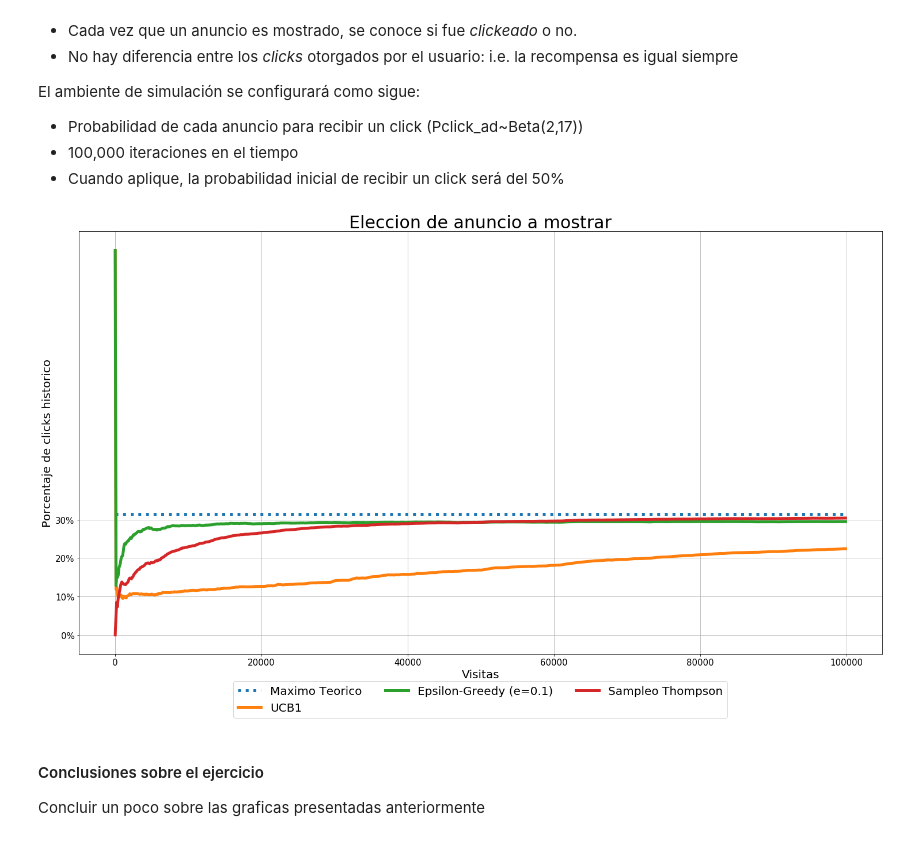
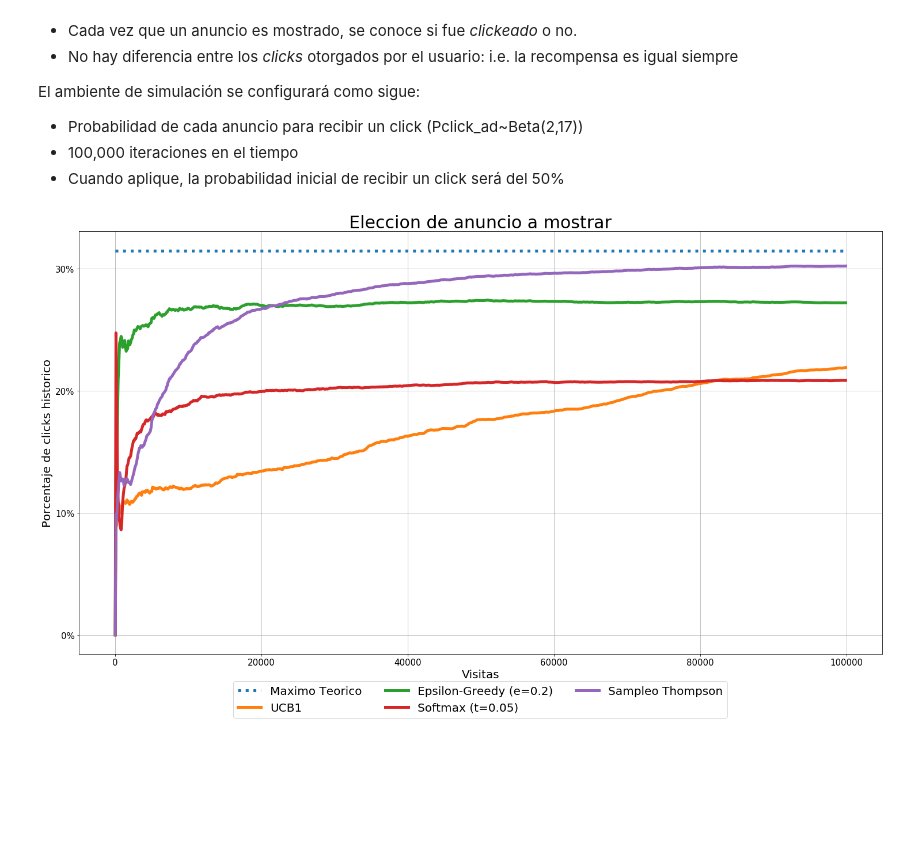
Before and after one commit to oscardaniel88/pf_metodos_analiticos, a Jupyter notebook: Armed_Bandits_ad_selection.ipynb, the cells around one changed output. Drawn from its saved outputs; the diff is of its cells as text; code cells hidden in the pictures; blank space fills up the shorter version.

```diff
--- a/Armed_Bandits_ad_selection.ipynb
+++ b/Armed_Bandits_ad_selection.ipynb
@@ -394,6 +394,10 @@ clicks_eg1=np.array([1]*n_ads)
 trials_eg1=np.array([2]*n_ads)
 ctr_eg1 = list()
 
+clicks_softmax=np.array([1]*n_ads)
+trials_softmax=np.array([2]*n_ads)
+ctr_softmax = list()
+
 clicks_ucb1=np.array([1]*n_ads)
 trials_ucb1=np.array([2]*n_ads)
 ctr_ucb1=list()
@@ -406,11 +410,17 @@ ctr_thomp=list()
 
 np.random.seed(123)
 for i in range(100000):
-    if np.random.random()<=0.1: #Estamos considerando una epsilon de 0.1
+    if np.random.random()<=0.2: #Estamos considerando una epsilon de 0.2
         ad_eg1=np.random.randint(low=0,high=n_ads)
     else:
         ad_eg1=np.argmax(clicks_eg1/trials_eg1)
     trials_eg1[ad_eg1]+=1
+
+    z = clicks_softmax / 0.05 #Estamos considerando una temperatura de 0.1
+    probs = np.exp(z) / np.sum(np.exp(z))
+
+    ad_softmax=np.argmax(np.random.multinomial(1, probs, 1))
+    trials_softmax[ad_softmax]+=1
 
     ad_ucb1=np.argmax(clicks_ucb1/trials_ucb1 + np.sqrt(2*np.log(i+3))/np.sqrt(trials_ucb1))
     trials_ucb1[ad_ucb1]+=1
@@ -422,43 +432,42 @@ for i in range(100000):
     would_have_clicked=[np.random.binomial(1,ads_clickprob[a]) for a in range(n_ads)]
 
     clicks_eg1[ad_eg1]+=would_have_clicked[ad_eg1]
+    clicks_softmax[ad_softmax]+=would_have_clicked[ad_softmax]
     clicks_ucb1[ad_ucb1]+=would_have_clicked[ad_ucb1]
     clicks_thomp[ad_thompson]+=would_have_clicked[ad_thompson]
 
     # Revisando el CTR de cada algoritmos cada 100 iteraciones
     if (i%100)==0:
         ctr_eg1.append((np.sum(clicks_eg1)-1*n_ads)/(np.sum(trials_eg1)-2*n_ads))
+        ctr_softmax.append((np.sum(clicks_softmax)-1*n_ads)/(np.sum(trials_softmax)-2*n_ads))
         ctr_ucb1.append((np.sum(clicks_ucb1)-1*n_ads)/(np.sum(trials_ucb1)-2*n_ads))
         ctr_thomp.append(np.sum(clicks_thomp)/np.sum(trials_thomp))
 
 
 # Visualizando resultados
 rcParams['figure.figsize'] = 25, 15
 lwd=5
 plt.plot([np.max(ads_clickprob)]*int((i+1)/100),linestyle=':',label='Maximo Teorico',linewidth=lwd)
 plt.plot(ctr_ucb1,label='UCB1',linewidth=lwd)
-plt.plot(ctr_eg1,label='Epsilon-Greedy (e=0.1)',linewidth=lwd)
+plt.plot(ctr_eg1,label='Epsilon-Greedy (e=0.2)',linewidth=lwd)
+plt.plot(ctr_softmax,label='Softmax (t=0.05)',linewidth=lwd)
 plt.plot(ctr_thomp,label='Sampleo Thompson',linewidth=lwd)
 plt.grid()
 
 ax = plt.subplot(111)
 box = ax.get_position()
 ax.set_position([box.x0, box.y0 + box.height * 0.1,
                  box.width, box.height * 0.9])
 ax.legend(loc='upper center', bbox_to_anchor=(0.5, -0.05),
           fancybox=True, ncol=3, prop={'size':20})
 plt.tick_params(axis='both', which='major', labelsize=15)
 ax.xaxis.set_ticklabels([0]+[100*i for i in range(0,1000+200,200)])
 ax.yaxis.set_ticks([i/10 for i in range(0,int(10*np.round(np.max(ads_clickprob),1))+1)])
 ax.yaxis.set_ticklabels([str(i*10)+'%' for i in range(0,int(10*np.round(np.max(ads_clickprob),1))+1)])
 
 plt.xlabel('Visitas',size=20)
 plt.ylabel('Porcentaje de clicks historico',size=20)
 plt.title('Eleccion de anuncio a mostrar',size=30)
 plt.show()
 # %% [output]
-[figure, old version]
+[figure, new version]
-# %% [markdown]
-#### Conclusiones sobre el ejercicio
-
-Concluir un poco sobre las graficas presentadas anteriormente
```
Also changed, not shown: parts of 2 cells of this notebook.
